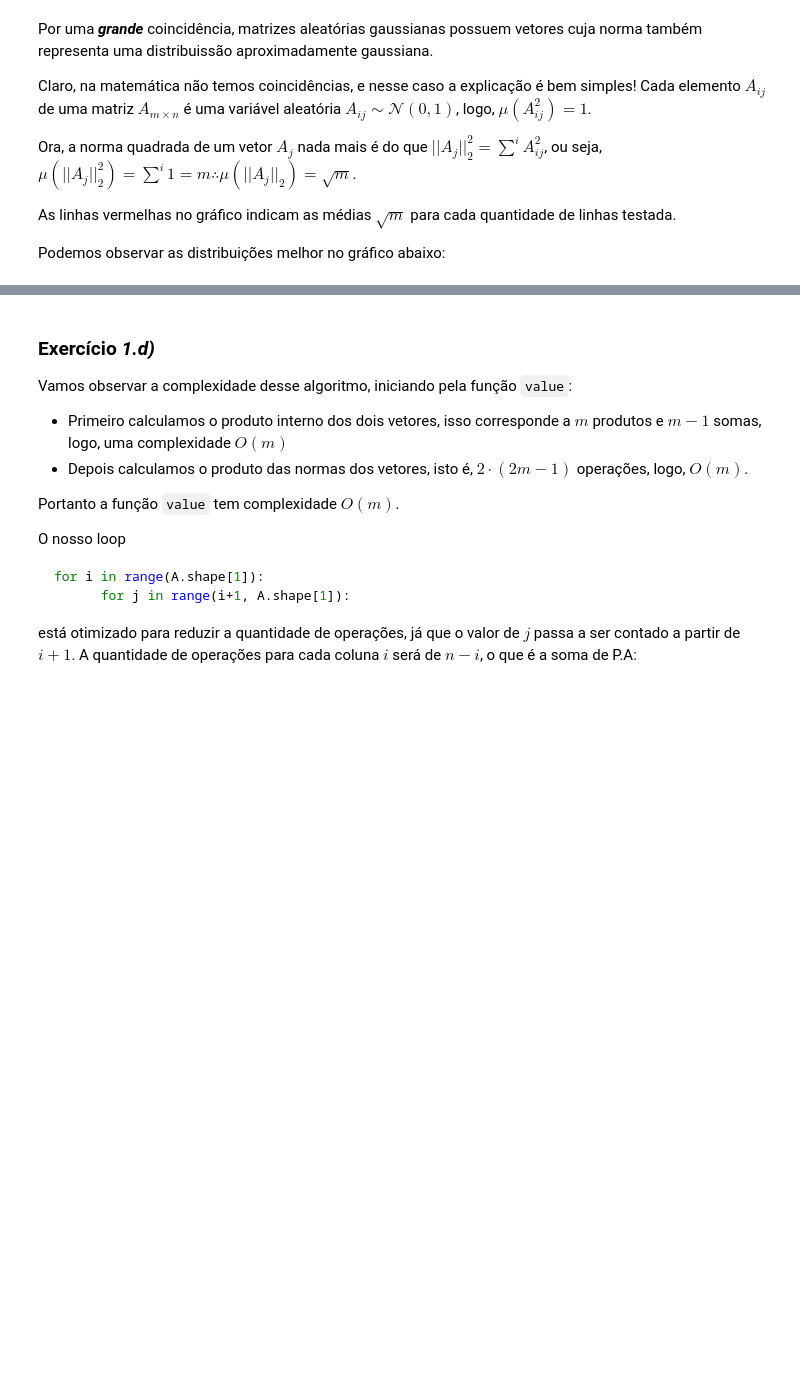
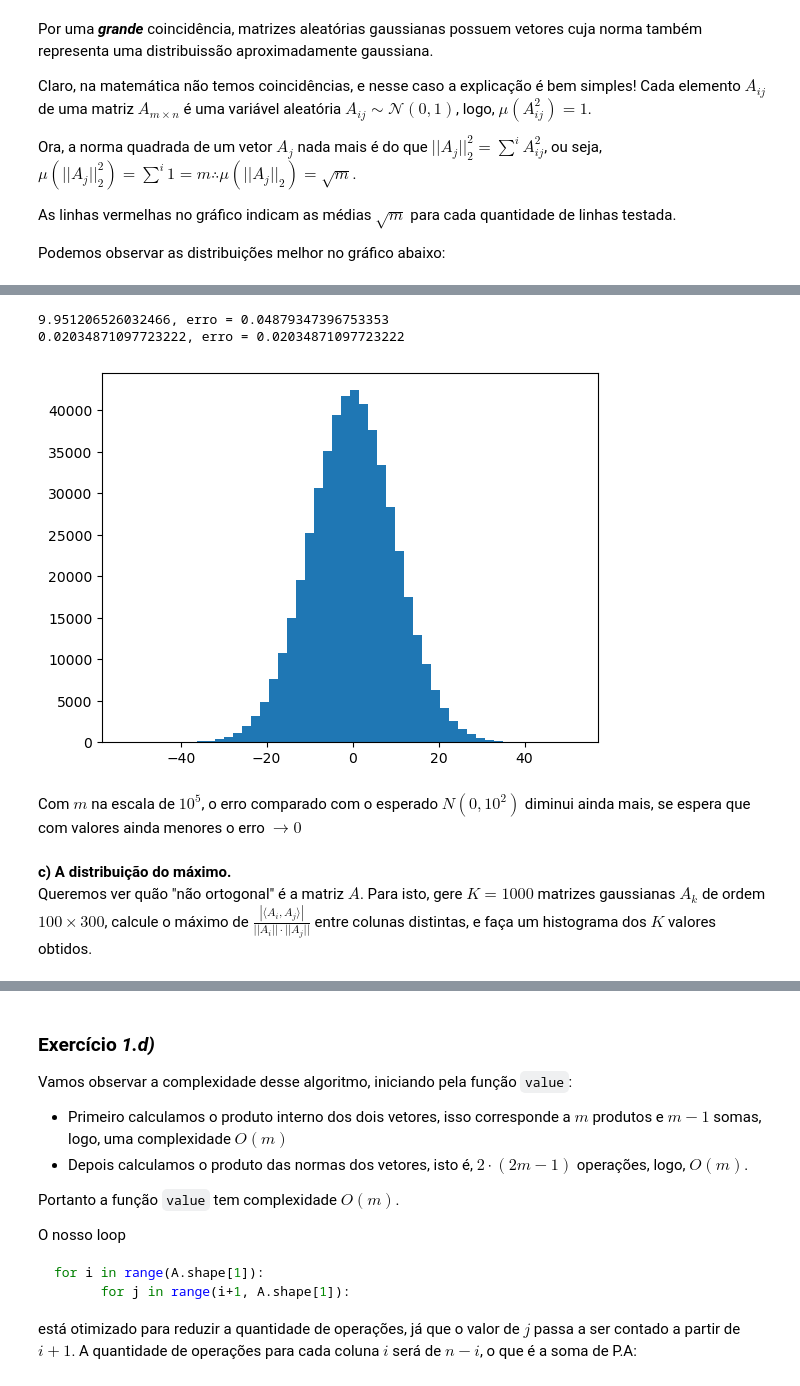
Before and after one commit to isaiasgoncalves/projeto_4_ALN, a Jupyter notebook: proj_4.ipynb, the cells around one changed output, grey strips where cells are left out. Saved outputs shown, nothing was run; the diff lists cells and outputs as text; code cells hidden in the pictures; blank space fills up the shorter version.

```diff
--- a/proj_4.ipynb
+++ b/proj_4.ipynb
@@ -106,3 +144,23 @@ Vamos agora fazer o cálculo do valor máximo de $\dfrac{|\langle A_i , A_j \ran
+# %%
+mx = matrix(m=100, n=30000) #maior que isso deu pau na maquina
+prod = mx.T @ mx
+indices = np.triu_indices(n, k=1)
+off_diagonal_products = prod[indices]
+
+plt.hist(off_diagonal_products, bins=50)
+np.std(off_diagonal_products)
+print(f"{np.std(off_diagonal_products)}, erro = {np.abs(np.std(off_diagonal_products) - 10)}")
+print(f"{np.mean(off_diagonal_products)}, erro = {np.abs(np.mean(off_diagonal_products))}")
+plt.show()
+# %% [output]
+9.951206526032466, erro = 0.04879347396753353
+0.02034871097723222, erro = 0.02034871097723222
+[figure, added]
+# %% [markdown]
+Com $m$ na escala de $10^5$, o erro comparado com o esperado $N(0,10^2)$ diminui ainda mais, se espera que com valores ainda menores o erro $\to 0$
+# %% [markdown]
+**c) A distribuição do máximo.**
+Queremos ver quão "não ortogonal" é a matriz $A$. Para isto, gere $K = 1000$ matrizes gaussianas $A_k$ de ordem $100 \times 300$, calcule o máximo de $\frac{|\langle A_i, A_j \rangle|}{||A_i|| \cdot ||A_j||}$ entre colunas distintas, e faça um histograma dos $K$ valores obtidos.
 # %%
 max_k = []
 
```
Also changed, not shown: parts of 14 cells of this notebook, 1 other file.
